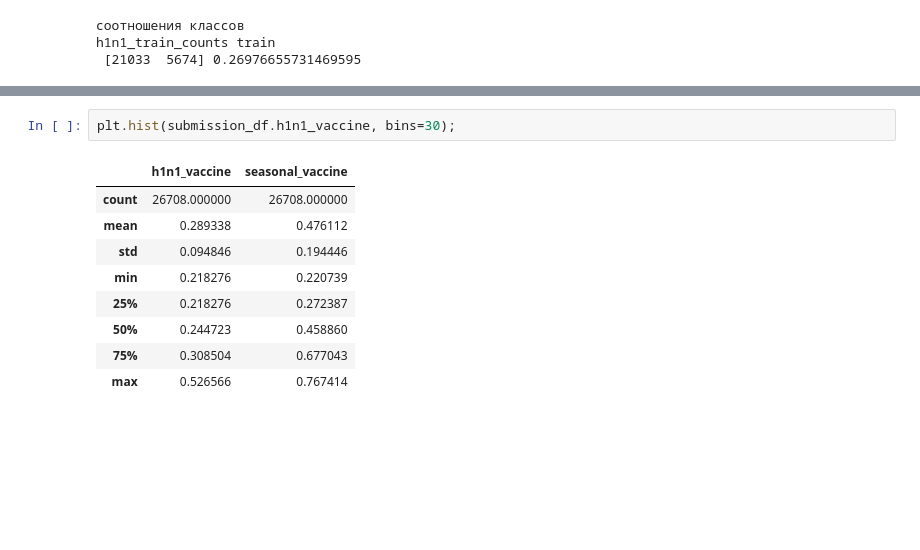
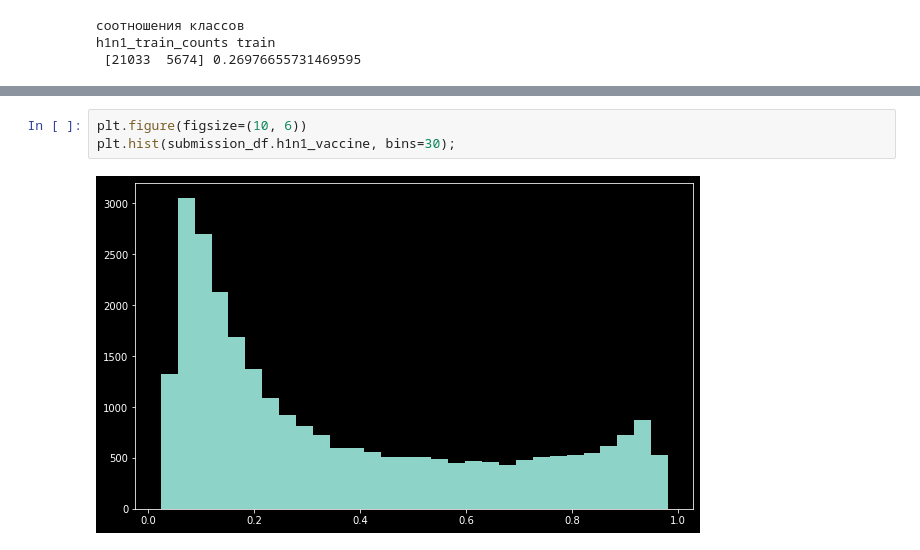
Before and after one commit to SergeyBridge/flu_vaccine_challenge, a Jupyter notebook: drivendata_flu_shot/baseline1.ipynb, the cells around one changed output, grey strips where cells are left out. Cells and saved outputs as stored; diff of their text form; blank space fills up the shorter version.

```diff
--- a/drivendata_flu_shot/baseline1.ipynb
+++ b/drivendata_flu_shot/baseline1.ipynb
@@ -295,13 +416,6 @@ respondent_id
 # %%
+plt.figure(figsize=(10, 6))
 plt.hist(submission_df.h1n1_vaccine, bins=30);
 # %% [output]
-|  | h1n1_vaccine | seasonal_vaccine |
-| count | 26708.000000 | 26708.000000 |
-| mean | 0.289338 | 0.476112 |
-| std | 0.094846 | 0.194446 |
-| min | 0.218276 | 0.220739 |
-| 25% | 0.218276 | 0.272387 |
-| 50% | 0.244723 | 0.458860 |
-| 75% | 0.308504 | 0.677043 |
-| max | 0.526566 | 0.767414 |
+[figure, added]
 # %%
```
Also changed, not shown: parts of 16 cells of this notebook, 1 other file.
